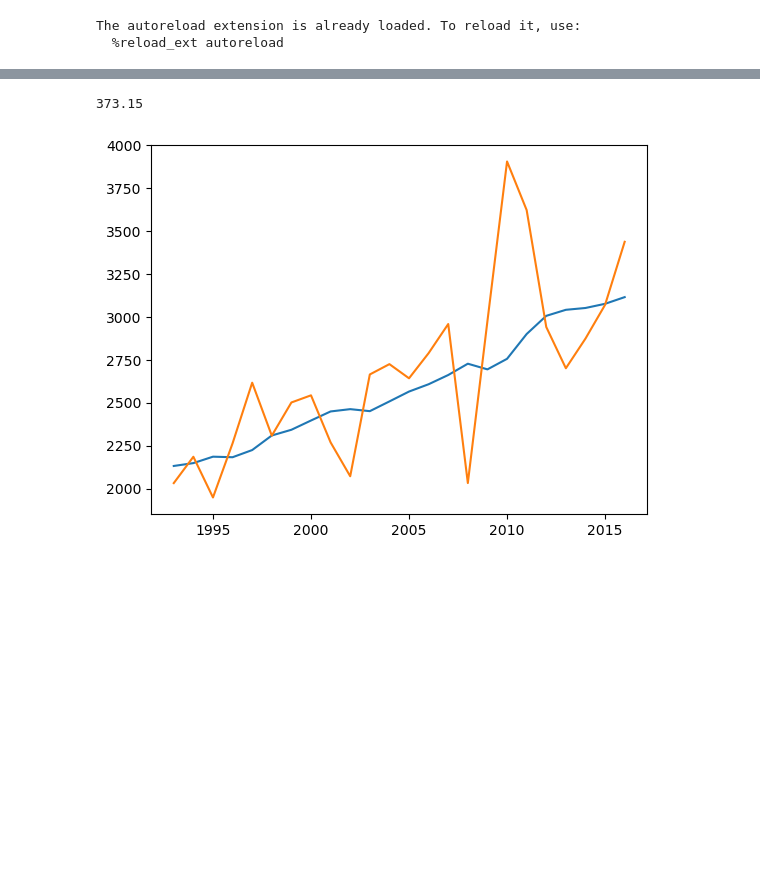
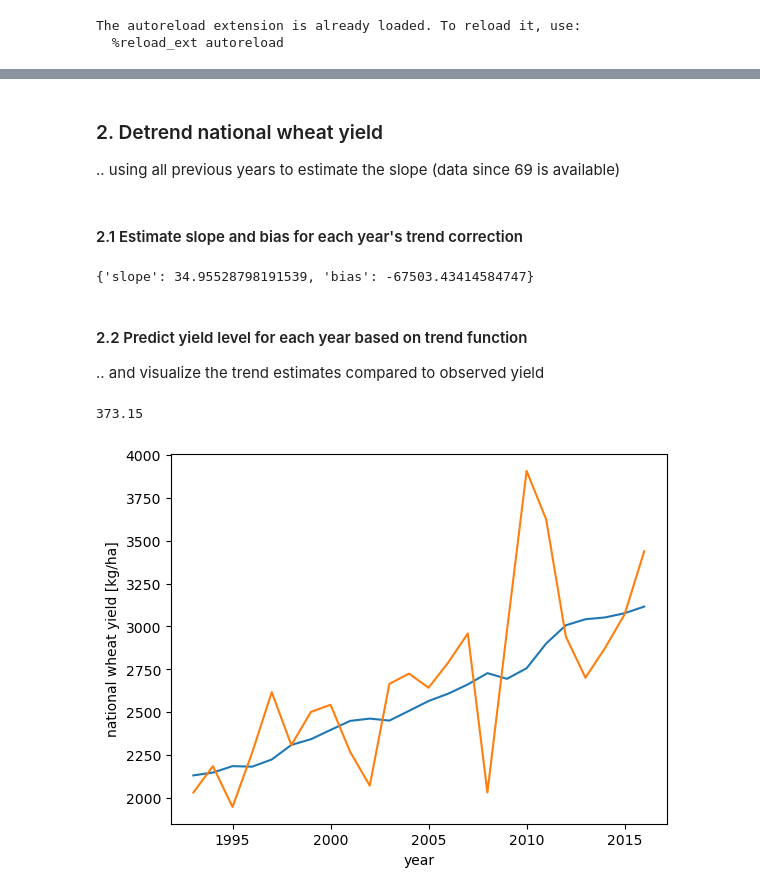
Before and after one commit to mzachow/wheat-yield-forecast-argentina, a Jupyter notebook: train_model.ipynb, the cells around one changed output, grey strips where cells are left out. Cells and saved outputs as stored; diff of their text form; code cells hidden in the pictures; blank space fills up the shorter version.

Commit message:
refactoring and improve yield model substantially

```diff
--- a/train_model.ipynb
+++ b/train_model.ipynb
@@ -21,27 +27,42 @@ weather = pd.read_csv("data/weather_features_era.csv")
 
 x_y_cv = weather.merge(wheat[["year", "yield [kg/ha]"]], on="year")
 x_y_cv = x_y_cv.loc[x_y_cv["year"] < 2017].reset_index(drop=True) # Leave test set aside
+# %% [markdown]
+### 2. Detrend national wheat yield
+.. using all previous years to estimate the slope (data since 69 is available)
+# %% [markdown]
+#### 2.1 Estimate slope and bias for each year's trend correction
 # %%
 years_to_params = {}
 for year in x_y_cv["year"].unique().tolist(): years_to_params[year] = {"slope":np.nan, "bias":np.nan}
 
 for year in x_y_cv["year"].unique().tolist():
     year_range = wheat.loc[wheat["year"] < year, ["year", "yield [kg/ha]"]]
-    #year_range = wheat.loc[wheat["year"].isin(list(range(year-24, year))), ["year", "yield [kg/ha]"]]
-    (slope, bias), (current_error,), *_ = np.polyfit(year_range["year"], year_range["yield [kg/ha]"], deg=1, full=True)
+    slope, bias= np.polyfit(year_range["year"], year_range["yield [kg/ha]"], deg=1)
     years_to_params[year]["slope"] = slope
     years_to_params[year]["bias"] = bias
+
+years_to_params[2010]
+# %% [output]
+{'slope': 34.95528798191539, 'bias': -67503.43414584747}
+# %% [markdown]
+#### 2.2 Predict yield level for each year based on trend function
+
+.. and visualize the trend estimates compared to observed yield
 # %%
 trend_estimated = []
 
 for year in x_y_cv["year"].unique().tolist():
     value = year * years_to_params[year]["slope"] + years_to_params[year]["bias"]
     trend_estimated.append(value)
 
 plt.plot(x_y_cv["year"].unique().tolist(), trend_estimated)
 plt.plot(x_y_cv["year"].unique().tolist(), x_y_cv["yield [kg/ha]"])
+plt.ylabel("national wheat yield [kg/ha]")
+plt.xlabel("year")
 
 print(np.round(mse(trend_estimated, x_y_cv["yield [kg/ha]"].values.tolist(), squared=False), 2))
+plt.show()
 # %% [output]
 373.15
-[figure, old version]
+[figure, new version]
```
Also changed, not shown: parts of 23 cells of this notebook, 2 other files.
